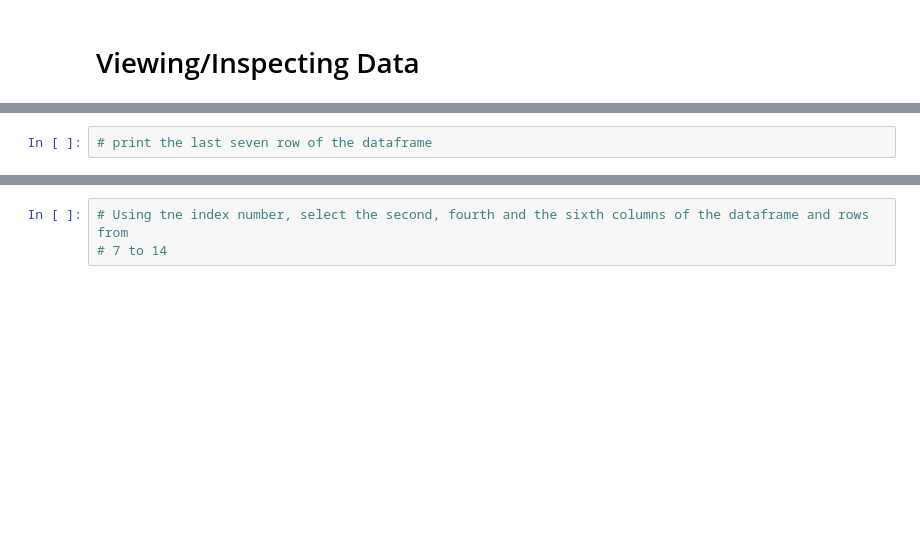
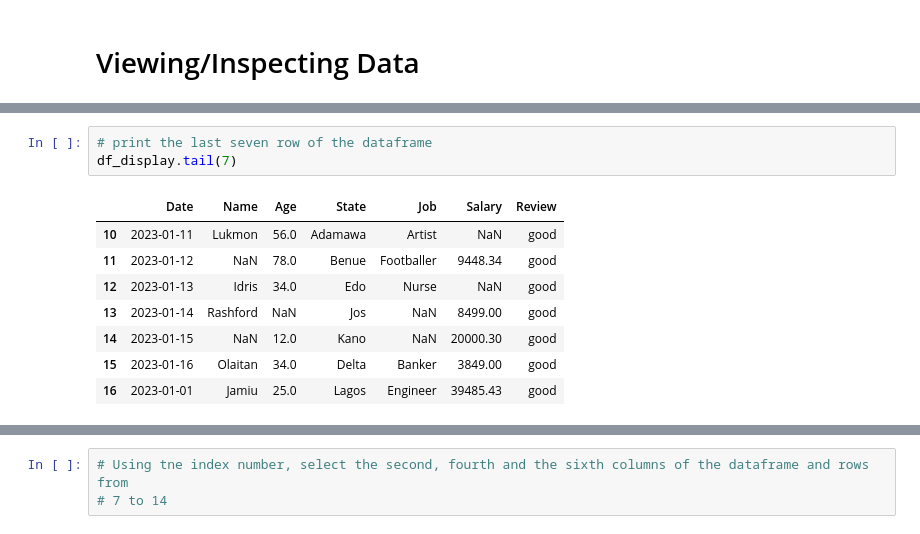
Before and after one commit to kazeemolaitanmusbau/Instructing--folder, a Jupyter notebook: Introduction to pandas.ipynb, the cells around one changed output, grey strips where cells are left out. Drawn from its saved outputs; the diff is of its cells as text; blank space fills up the shorter version.

```diff
--- a/Introduction to pandas.ipynb
+++ b/Introduction to pandas.ipynb
@@ -359,4 +369,14 @@ df_display
 # %%
 # print the last seven row of the dataframe
+df_display.tail(7)
+# %% [output]
+|  | Date | Name | Age | State | Job | Salary | Review |
+| 10 | 2023-01-11 | Lukmon | 56.0 | Adamawa | Artist | NaN | good |
+| 11 | 2023-01-12 | NaN | 78.0 | Benue | Footballer | 9448.34 | good |
+| 12 | 2023-01-13 | Idris | 34.0 | Edo | Nurse | NaN | good |
+| 13 | 2023-01-14 | Rashford | NaN | Jos | NaN | 8499.00 | good |
+| 14 | 2023-01-15 | NaN | 12.0 | Kano | NaN | 20000.30 | good |
+| 15 | 2023-01-16 | Olaitan | 34.0 | Delta | Banker | 3849.00 | good |
+| 16 | 2023-01-01 | Jamiu | 25.0 | Lagos | Engineer | 39485.43 | good |
 # %%
 # randomly print seven in the dataframe
```
Also changed, not shown: parts of 17 cells of this notebook.
